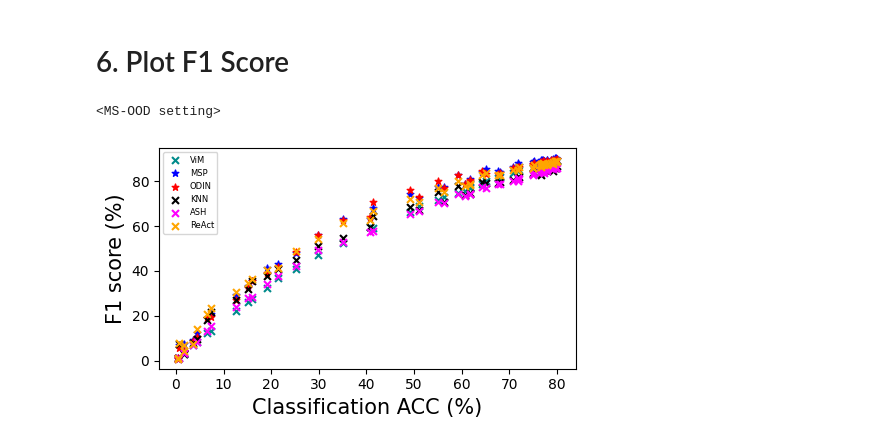
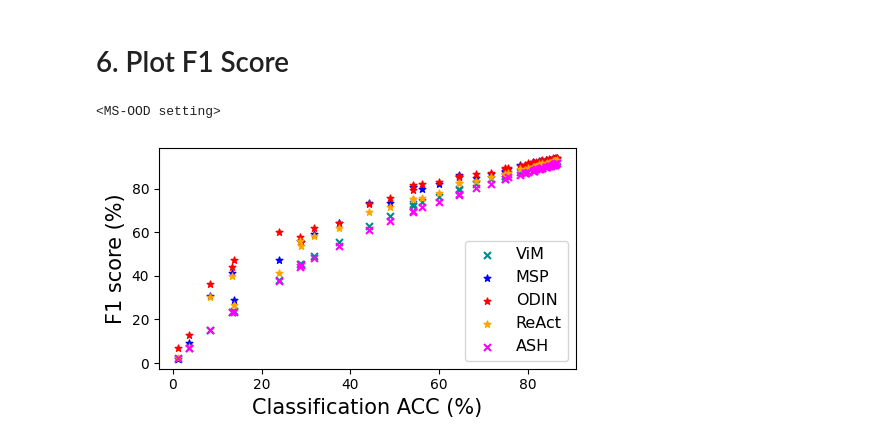
Before and after one commit to Edw2n/ImageNet-ES, a Jupyter notebook: ood_plots.ipynb, the cells around one changed output. Cells and saved outputs as stored; diff of their text form; code cells hidden in the pictures.

```diff
--- a/ood_plots.ipynb
+++ b/ood_plots.ipynb
@@ -9,31 +9,29 @@ warnings.filterwarnings(action='ignore')
 # %%
 OOD_TARGETS_SCORES_FOCUS = {
     'MAIN_METHODS': ['vim', 'msp', 'odin'], # main paper supports
-    'FULL_METHODS': ['vim', 'msp', 'odin', 'knn', 'ash','react'], # appendix supports
+    'FULL_METHODS': ['vim', 'msp', 'odin', 'ash','react'], # appendix supports
+    'LEFT_METHODS': ['react', 'ash'], # appendix supports
 }
 
-OOD_TARGETS_PERFORMANCE_FOCUS = {
-    'MAIN_METHODS': ['vim', 'msp', 'odin', 'react'], # main paper supports
-    'FULL_METHODS': ['vim', 'msp', 'odin', 'knn', 'ash','react'], # appendix supports
-}
+OOD_TARGETS_PERFORMANCE_FOCUS = ['vim', 'msp', 'odin', 'react', 'ash']
 
 MODEL_FULL_NAME = {
     'SWIN': 'swin_base_patch4_window7_224',
     'EN': 'efficientnet_b0.ra_in1k',
     'RN18':'resnet18.a1_in1k',
+    'VIT':'deit_base_patch16_224.fb_in1k',
 }
 
 SETTING_KEYWORD_MAP = {
     'SEMANTICS-CENTRIC': 'SC',
     'MS-OOD': 'MC',
-    'ENHANCEMENT': 'ES',
 }
 # %% [markdown]
 # 1. Select Analysis Options
 # %%
 from configs.datasets import DATA_ROOT_DIR
 
-model = 'EN'
+model = 'VIT'
 ood_targets = 'FULL_METHODS'
 TEST_DATA_ROOT_DIR = f'{DATA_ROOT_DIR}/es-test'
 RESULT_DIR = 'results_new_labeler_paper_written_ver'
@@ -217,19 +143,16 @@ for method in target_methods:
 # %%
 # C-OOD Performance on MS-OOD setting
 
-legend_fontsize = {
-    "MAIN_METHODS": 11,
-    "FULL_METHODS": 6,
-}
+legend_fontsize = 11.5
 
 msood_scores = loaded['MS-OOD']['scores']
-target_methods = OOD_TARGETS_PERFORMANCE_FOCUS[ood_targets]
+target_methods = OOD_TARGETS_PERFORMANCE_FOCUS
 
-sc = Scatters(methods=target_methods, figsize=(5,3), legend_fontsize=legend_fontsize[ood_targets])
+sc = Scatters(methods=target_methods, figsize=(5,3), legend_fontsize=legend_fontsize)
 
 print('<MS-OOD setting>')
-FILE_NAME = f'{MODEL_RESULT_DIR}/f1score_{model_name}_MS-OOD.pdf'
+FILE_NAME = f'{MODEL_RESULT_DIR}/f1score_{model_name}_MS-OOD_{ood_targets}.pdf'
 sc.plot_f1_accuracy(msood_scores, accs, file_name=FILE_NAME)
 # %% [output]
 <MS-OOD setting>
-[figure, old version]
+[figure, new version]
```
Also changed, not shown: parts of 8 cells of this notebook, 6 other files.
